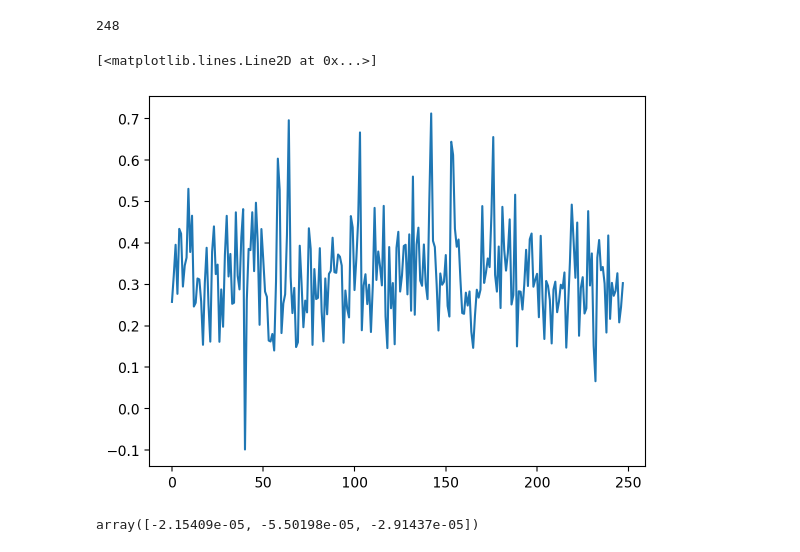
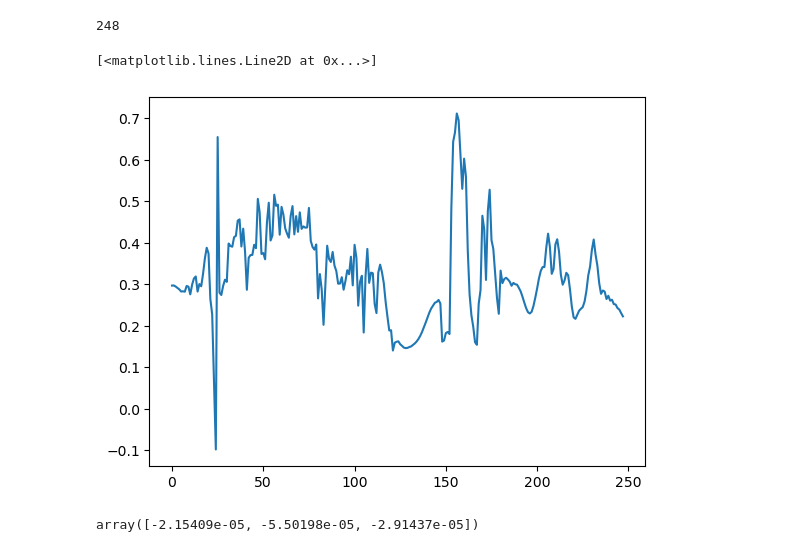
Before and after one commit to chem12346789/ai-dft, a Jupyter notebook: jupyter-notebook/check_json.ipynb, the cells around one changed output. Saved outputs shown, nothing was run; the diff lists cells and outputs as text; code cells hidden in the pictures.

```diff
--- a/jupyter-notebook/check_json.ipynb
+++ b/jupyter-notebook/check_json.ipynb
@@ -1,30 +1,31 @@
 # %%
 import json
 from pathlib import Path
+import matplotlib.pyplot as plt
 
 json_path_l = list(
-    Path("/home/dhem/workspace/2024.1/data/grids_mrks_ccsd_1").rglob("*.json")
+    Path("../data/grids_mrks").rglob("*.json")
 )
 
 error = []
 
 print(len(json_path_l))
 for json_path in json_path_l:
     # check if same name npz file exists
     if not Path(json_path.with_suffix(".npz")).exists():
         print(Path(json_path.with_suffix(".npz")))
     with open(json_path) as f:
         data = json.load(f)
 
     error.append(data["energy_inv1"])
     if float(data["energy_inv1"]) > 1:
         print(data["energy_inv1"], json_path)
 
 plt.plot(error)
 # %% [output]
 248
 [<matplotlib.lines.Line2D at 0x...>]
-[figure, old version]
+[figure, new version]
 # %%
 data = np.array(
     [
```
